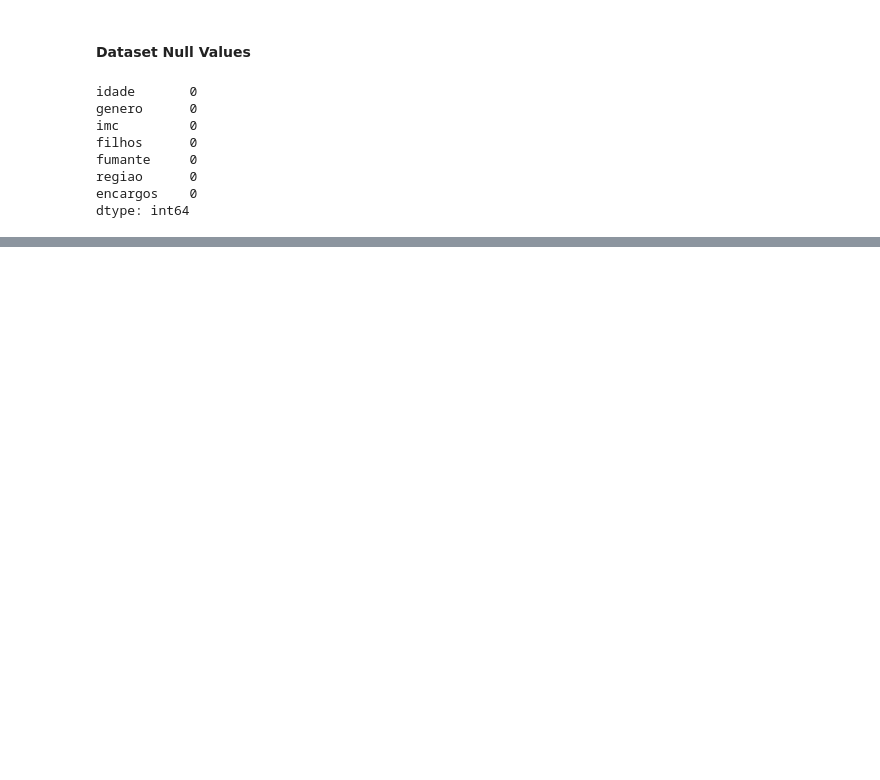
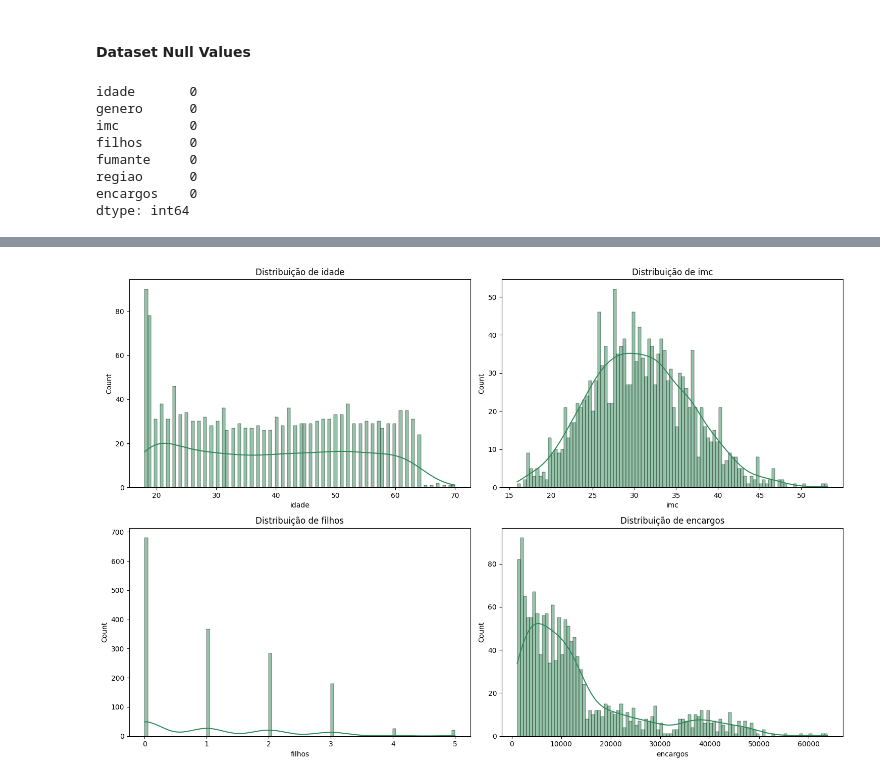
Before and after one commit to carlos-rian/fiap-pos-tech, a Jupyter notebook: tech-challenge.ipynb, the cells around one changed output, grey strips where cells are left out. Drawn from its saved outputs; the diff is of its cells as text; code cells hidden in the pictures; blank space fills up the shorter version.

```diff
--- a/tech-challenge.ipynb
+++ b/tech-challenge.ipynb
@@ -120,0 +135,13 @@ dtype: int64
+# %%
+import matplotlib.pyplot as plt
+import seaborn as sns
+
+plt.figure(figsize=(15, 10))
+for idx, column in enumerate(['idade', 'imc', 'filhos', 'encargos']):
+    plt.subplot(2, 2, idx + 1)
+    sns.histplot(raw[column], kde=True, color='seagreen', edgecolor='k', bins=100)
+    plt.title(f'Distribuição de {column}')
+plt.tight_layout()
+plt.show()
+# %% [output]
+[figure, added]
```
Also changed, not shown: parts of 6 cells of this notebook.
